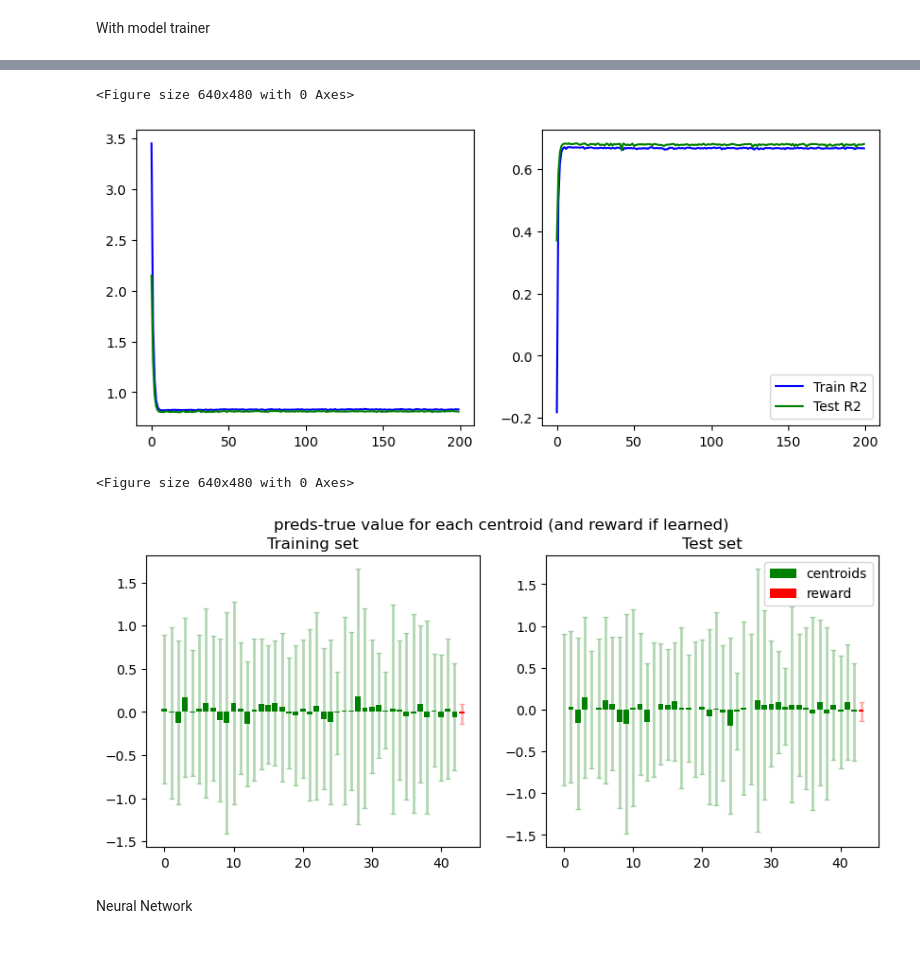
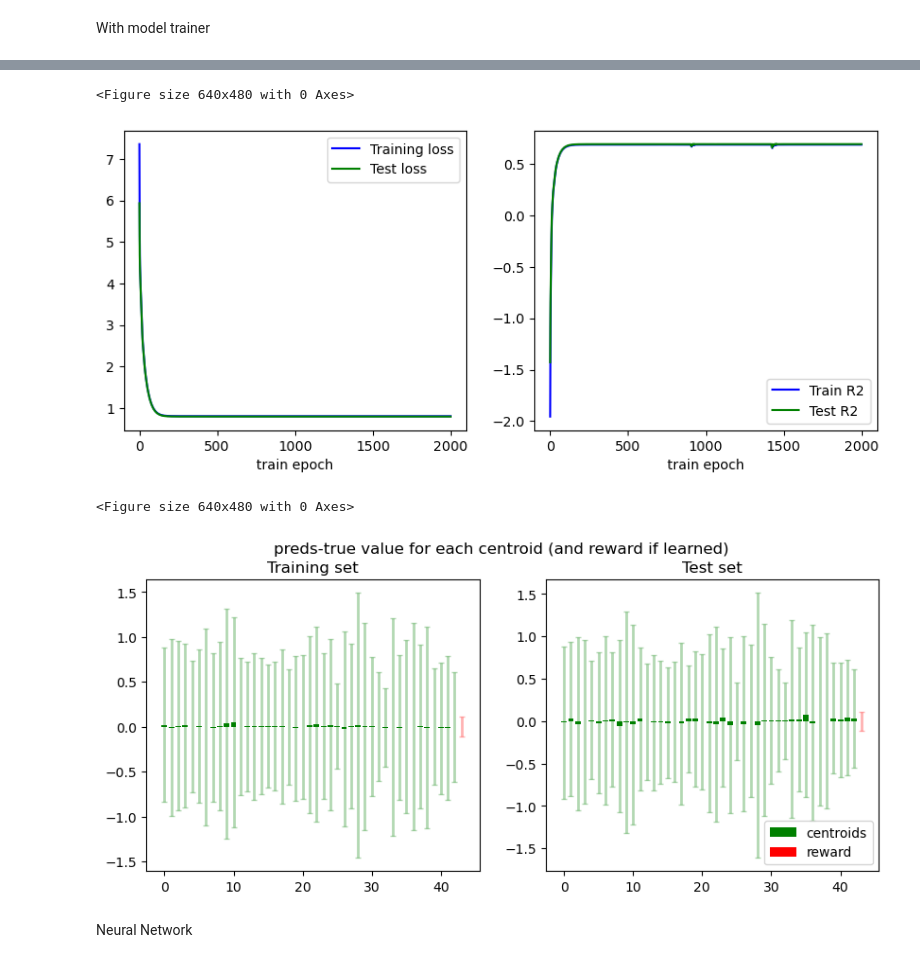
Before and after one commit to theauv/FMDP-in-MBRL, a Jupyter notebook: test_learn_bikes.ipynb, the cells around one changed output, grey strips where cells are left out. Saved outputs shown, nothing was run; the diff lists cells and outputs as text; code cells hidden in the pictures.

```diff
--- a/test_learn_bikes.ipynb
+++ b/test_learn_bikes.ipynb
@@ -346,11 +349,11 @@ device = "cpu"
 target_is_delta = False
 normalize = False
 use_double_dtype = False #True
-optim_lr=0.01 #learningRate
+optim_lr=learningRate
 model_wd=0.
-model_batch_size=256 #dataset_size
+model_batch_size=dataset_size
 validation_ratio=test_split_ratio
-num_epochs= 200 #epochs
+num_epochs= epochs
 
 #Env
 env_config = omegaconf.DictConfig(env_config)
@@ -374,7 +377,7 @@ torch.manual_seed(0)
 from src.model.simple import Simple
 from src.model.gaussian_process import MultiOutputGP
 dynamics_model = OneDTransitionRewardModelDictSpace(
-    MultiOutputGP(in_size, out_size, device),
+    LinearRegression(in_size, out_size, device),
     map_obs=env.map_obs,
     map_act=env.map_act,
     rescale_obs=env.rescale_obs,
@@ -444,15 +459,18 @@ KeyboardInterrupt:
 # %%
 plt.clf()
 f, ax = plt.subplots(1, 2, figsize=(10, 4))
 ax[0].plot(train_losses, 'b', label='Training loss')
 ax[0].plot(test_losses, 'g', label='Test loss')
 ax[1].plot(train_metrics, 'b', label='Train R2')
 ax[1].plot(test_metrics, 'g', label='Test R2')
-plt.legend(loc='best')
+ax[0].set_xlabel('train epoch')
+ax[1].set_xlabel('train epoch')
+ax[0].legend(loc='best')
+ax[1].legend(loc='best')
 plt.show()
 # %% [output]
 <Figure size 640x480 with 0 Axes>
-[figure, old version]
+[figure, new version]
 # %%
 with torch.no_grad(): # we don't need gradients in the testing phase
     train_preds = dynamics_model.model(train_x)
@@ -509,7 +527,7 @@ plt.legend(by_label.values(), by_label.keys(), loc='best')
 plt.show()
 # %% [output]
 <Figure size 640x480 with 0 Axes>
-[figure, old version]
+[figure, new version]
 # %% [markdown]
 Neural Network
 # %%
```
Also changed, not shown: parts of 28 cells of this notebook, 1 other file.
